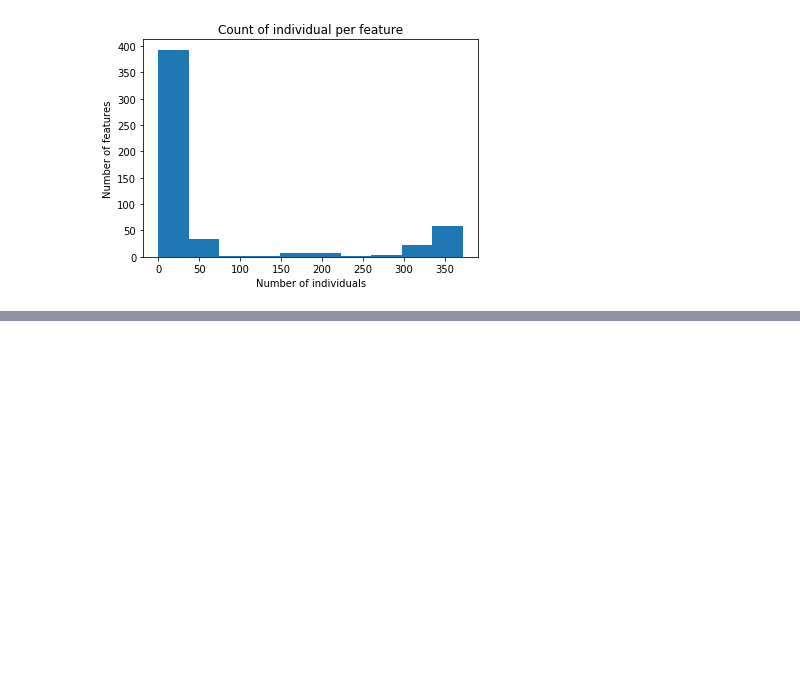
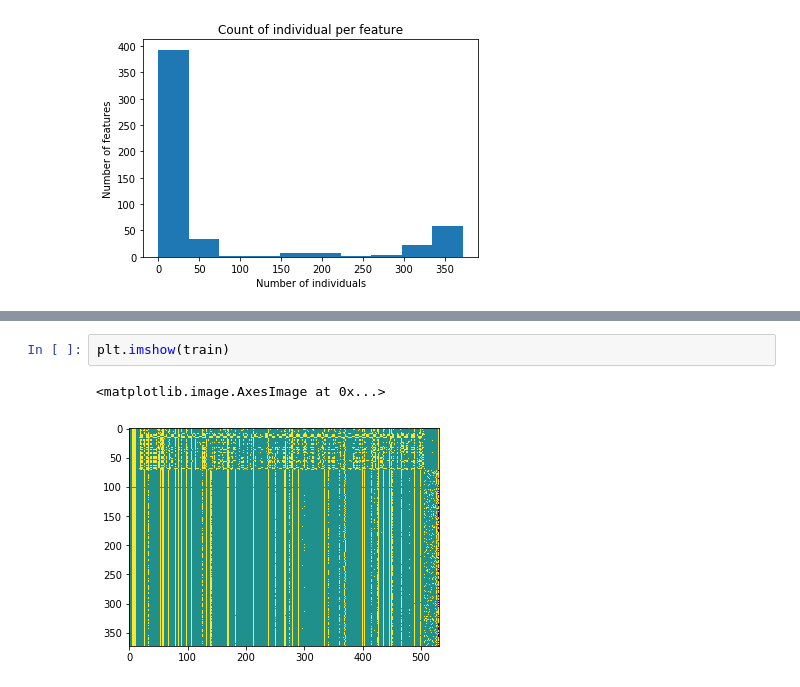
Before and after one commit to matthiasbe/virusDetection, a Jupyter notebook: script.ipynb, the cells around one changed output, grey strips where cells are left out. Drawn from its saved outputs; the diff is of its cells as text; blank space fills up the shorter version.

```diff
--- a/script.ipynb
+++ b/script.ipynb
@@ -48,0 +50,5 @@ plt.show()
+# %%
+plt.imshow(train)
+# %% [output]
+<matplotlib.image.AxesImage at 0x...>
+[figure, added]
```
Also changed, not shown: parts of 4 cells of this notebook.
